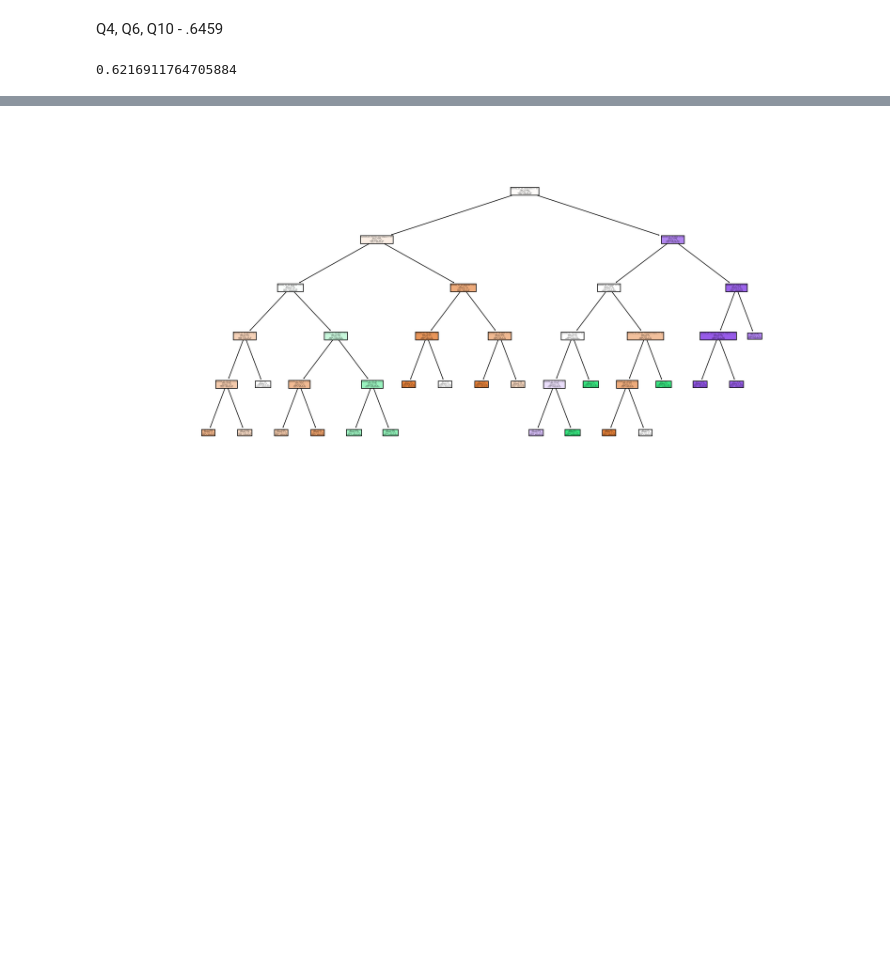
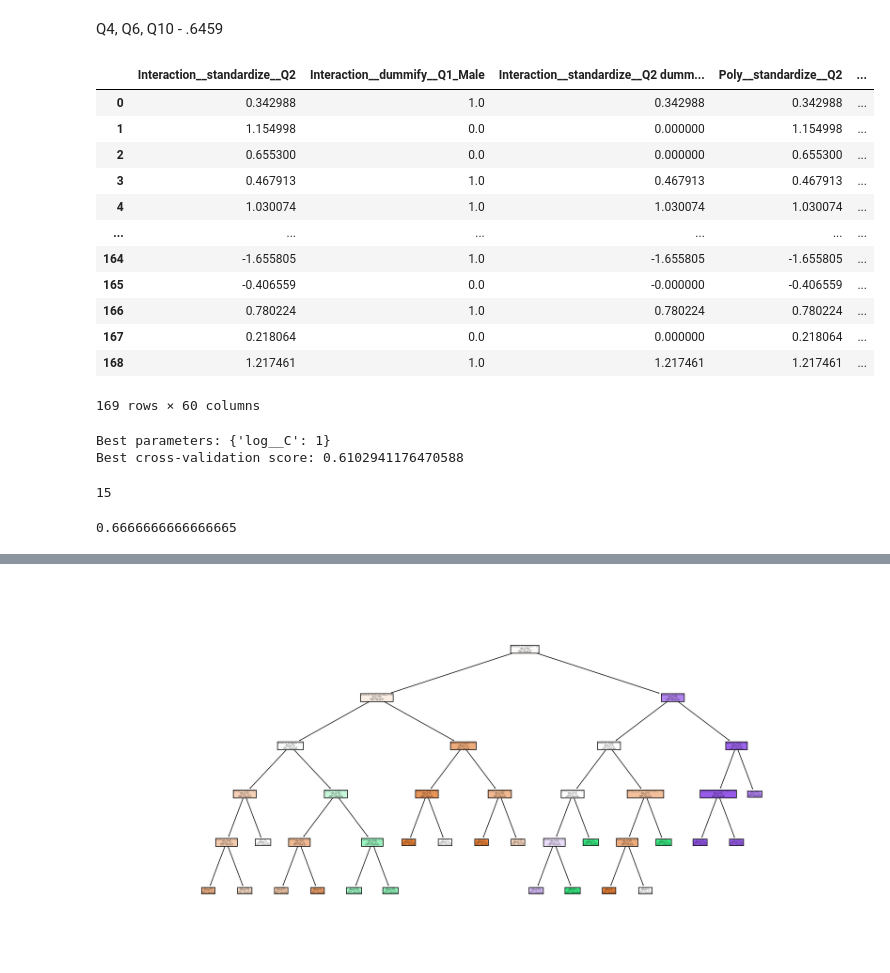
Before and after one commit to JakeLamb455/GSB544, a Jupyter notebook: Final Exam - Classification.ipynb, the cells around one changed output, grey strips where cells are left out. Drawn from its saved outputs; the diff is of its cells as text; code cells hidden in the pictures; blank space fills up the shorter version.

```diff
--- a/Final Exam - Classification.ipynb
+++ b/Final Exam - Classification.ipynb
@@ -85,14 +88,55 @@ y = data['political_affiliation']
 # %%
 enc = OneHotEncoder(sparse_output=False)
 ct = ColumnTransformer([
-    ('dummify_q4', enc, ['Q4','Q6']),
+    ('dummify', enc, ["Q1","Q4","Q5","Q6", "Q7", "Q8", "Q9", "Q10", "Q11","Q12", "Q13", "Q14","Q15", "Q16", "Q17", 'Q18']),
     ("standardize", StandardScaler(), ["Q2"])
 ], remainder = 'drop').set_output(transform = 'pandas')
+
+ct2 = ColumnTransformer(
+  [
+      ("Interaction", PolynomialFeatures(interaction_only=True, include_bias = False), ["standardize__Q2", "dummify__Q1_Male"]),
+  ("Poly", PolynomialFeatures(interaction_only=False, include_bias = False), ['standardize__Q2']),
+      ("Interaction2", PolynomialFeatures(interaction_only=True, include_bias = False), ["standardize__Q2", "dummify__Q8_Yes"]),
+      ("Interaction3", PolynomialFeatures(interaction_only=True, include_bias = False), ["standardize__Q2", "dummify__Q11_Pro-Choice"]),
+      ("Interaction4", PolynomialFeatures(interaction_only=True, include_bias = False), ["dummify__Q5_College degree", "dummify__Q8_Yes"]),
+      ("Interaction5", PolynomialFeatures(interaction_only=True, include_bias = False), ["dummify__Q5_College degree", "dummify__Q11_Pro-Choice"]),
+    ("Interaction6", PolynomialFeatures(interaction_only=True, include_bias = False), ["dummify__Q6_White", "dummify__Q8_Yes"]),
+],
+    remainder = 'passthrough').set_output(transform = 'pandas')
+# %%
+ct2.fit_transform(ct.fit_transform(X))
+# %% [output]
+|  | Interaction__standardize__Q2 | Interaction__dummify__Q1_Male | Interaction__standardize__Q2 dumm... | Poly__standardize__Q2 | ... |
+| 0 | 0.342988 | 1.0 | 0.342988 | 0.342988 | ... |
+| 1 | 1.154998 | 0.0 | 0.000000 | 1.154998 | ... |
+| 2 | 0.655300 | 0.0 | 0.000000 | 0.655300 | ... |
+| 3 | 0.467913 | 1.0 | 0.467913 | 0.467913 | ... |
+| 4 | 1.030074 | 1.0 | 1.030074 | 1.030074 | ... |
+| ... | ... | ... | ... | ... | ... |
+| 164 | -1.655805 | 1.0 | -1.655805 | -1.655805 | ... |
+| 165 | -0.406559 | 0.0 | -0.000000 | -0.406559 | ... |
+| 166 | 0.780224 | 1.0 | 0.780224 | 0.780224 | ... |
+| 167 | 0.218064 | 0.0 | 0.000000 | 0.218064 | ... |
+| 168 | 1.217461 | 1.0 | 1.217461 | 1.217461 | ... |
+169 rows × 60 columns
 # %%
 log = Pipeline(
-    [('dummify_everything', ct),('log', LogisticRegression())]
+    [('dummify_everything', ct),
+     ('ct2', ct2),
+     ('log', LogisticRegression(penalty = 'l1', solver='liblinear'))]
 )
-cv1 = cross_val_score(log, X,y, cv=10, scoring = "accuracy")
-cv1.mean()
+
+param_grid = {
+    'log__C': [0.001, 0.01, 0.1, 1, 10, 100]
+}
+
+
+grid_search = GridSearchCV(log, param_grid, cv=10, scoring='accuracy')
+
+
+grid_search.fit(X, y)
+print("Best parameters:", grid_search.best_params_)
+print("Best cross-validation score:", grid_search.best_score_)
 # %% [output]
-0.6216911764705884
+Best parameters: {'log__C': 1}
+Best cross-validation score: 0.6102941176470588
@@ -101,0 +147,4 @@ preds = logfit.predict(X)
+# %%
+len(feature_selection)
+# %% [output]
+15
@@ -101,0 +176,12 @@ preds = logfit.predict(X)
+# %%
+log2 = Pipeline(
+    [('dummify_everything', ct),
+     ('ct2', ct2),
+     ('ct3', ct3),
+     ('log2', LogisticRegression())]
+)
+
+cv = cross_val_score(log2, X,y, cv=50, scoring = "accuracy")
+cv.mean()
+# %% [output]
+0.6666666666666665
```
Also changed, not shown: parts of 19 cells of this notebook, 20 other files.
